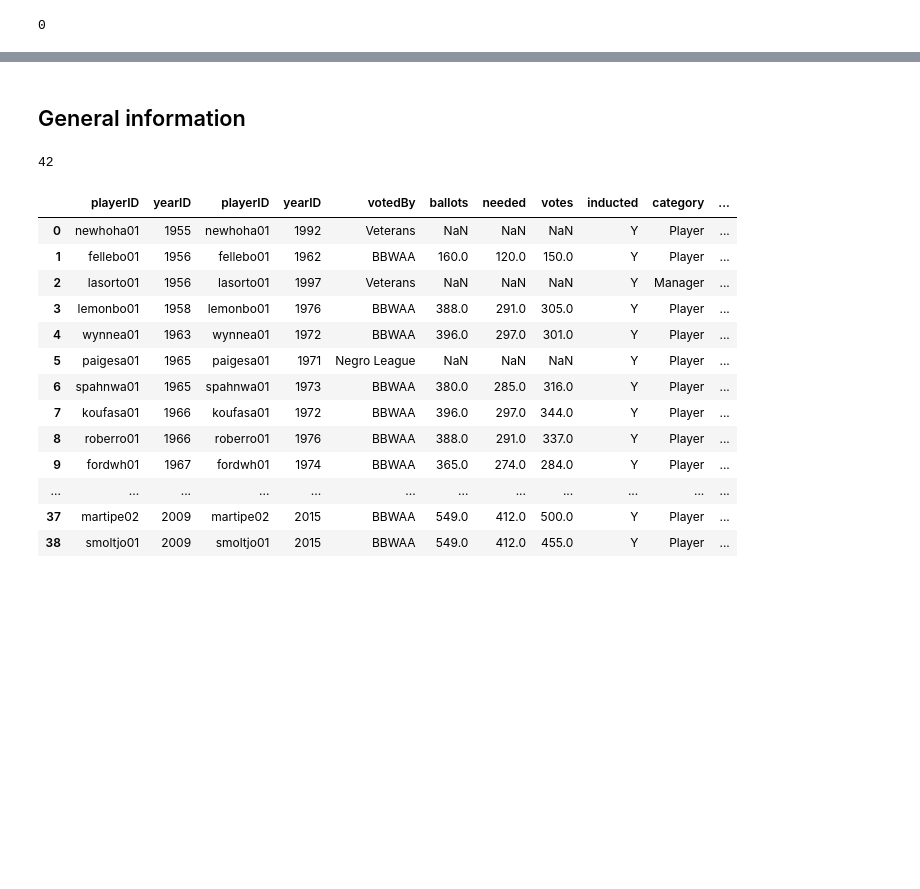
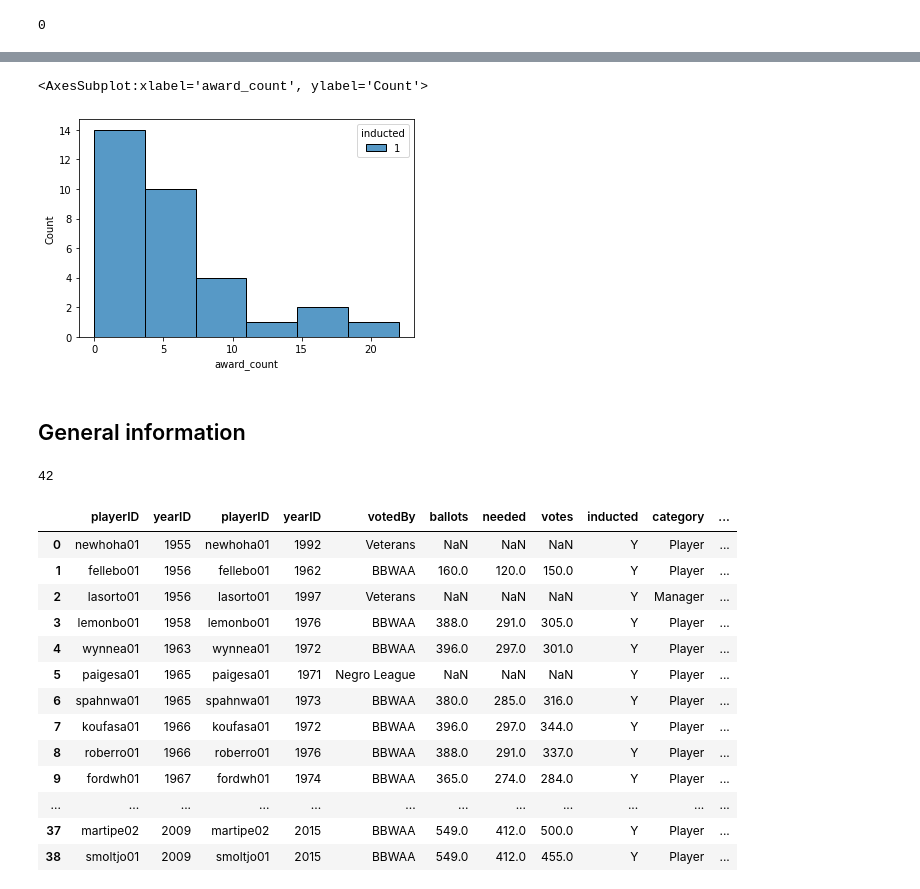
Before and after one commit to an-izq/Pitcher-HOF-Predictor, a Jupyter notebook: Pitcher-HOF-Predictor.ipynb, the cells around one changed output, grey strips where cells are left out. Saved outputs shown, nothing was run; the diff lists cells and outputs as text; code cells hidden in the pictures; blank space fills up the shorter version.

```diff
--- a/Pitcher-HOF-Predictor.ipynb
+++ b/Pitcher-HOF-Predictor.ipynb
@@ -1098,3 +1195,8 @@ memory usage: 2.6+ MB
+# %%
+sns.histplot(data=Pitching_HOF_Career, x="award_count", hue="inducted", multiple="dodge")
+# %% [output]
+<AxesSubplot:xlabel='award_count', ylabel='Count'>
+[figure, added]
 # %% [markdown]
 ## General information
 # %%
```
Also changed, not shown: parts of 15 cells of this notebook.
